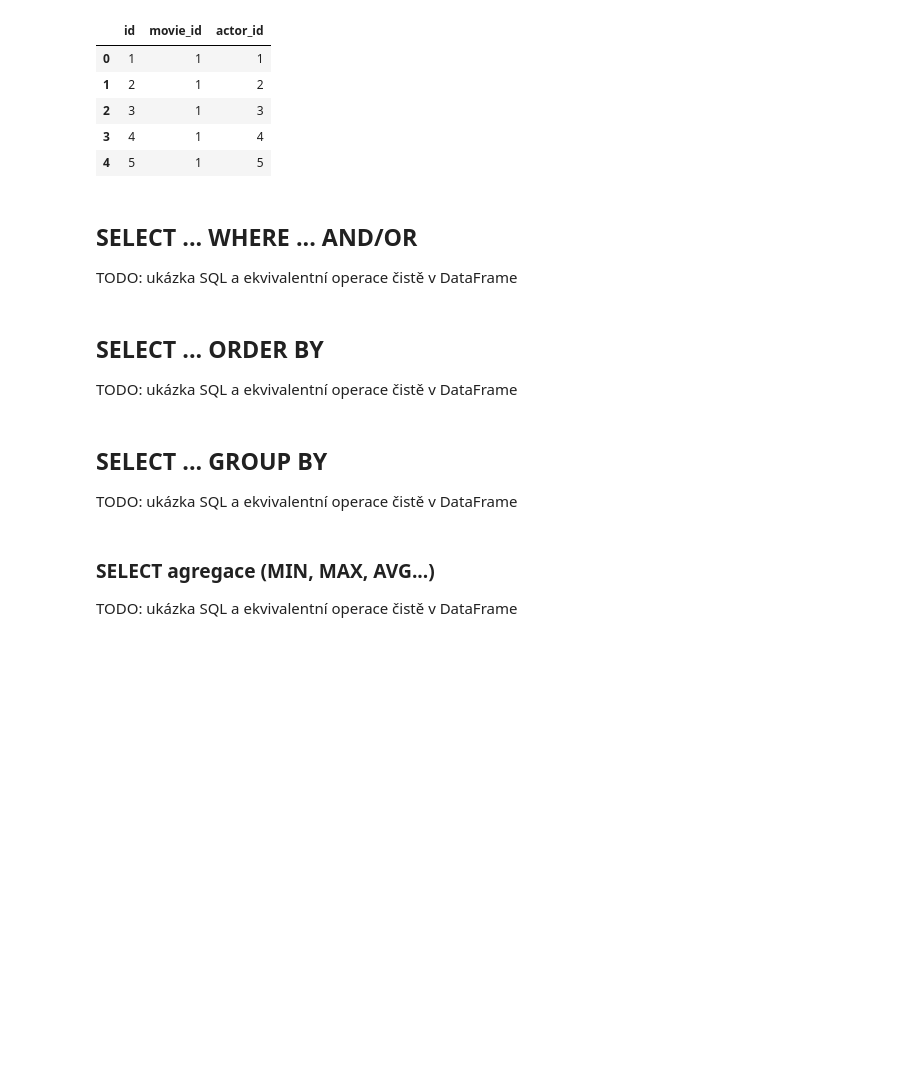
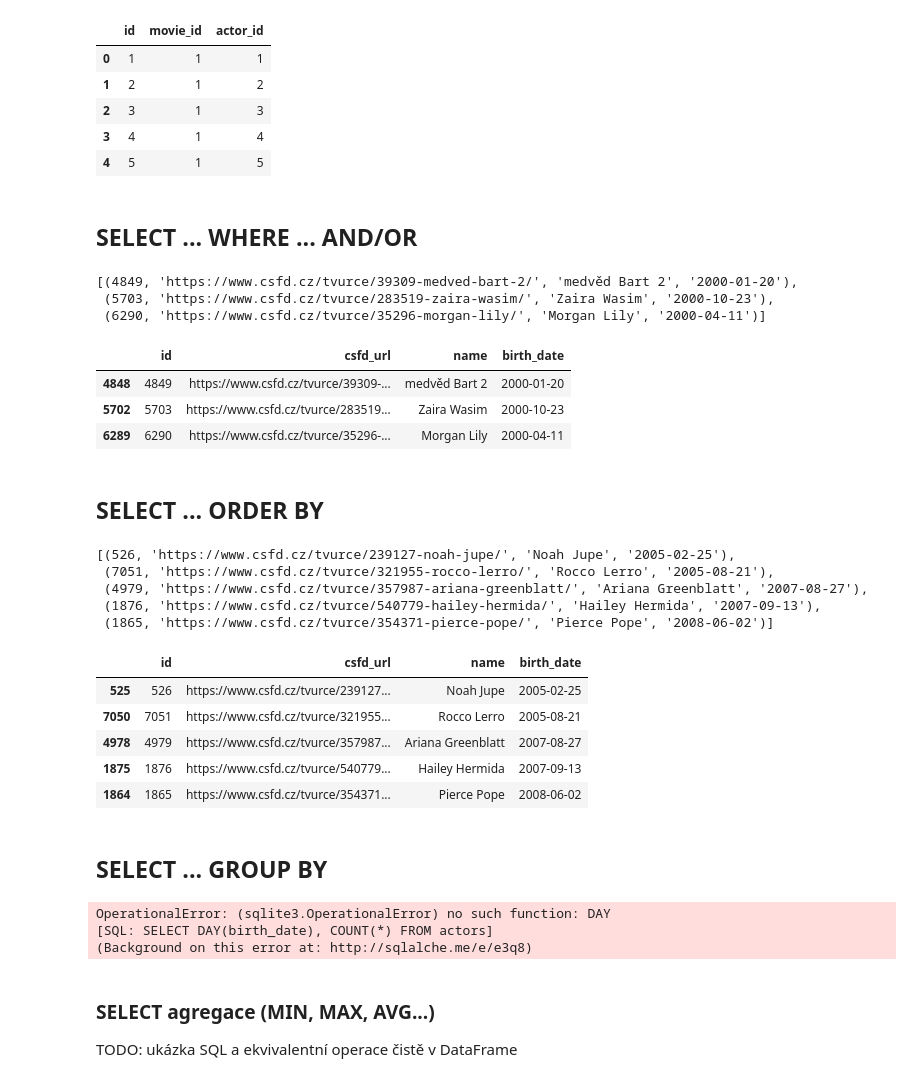
Before and after one commit to messa/naucse.python.cz, a Jupyter notebook: lessons/pydata/databases/index.ipynb, the cells around one changed output. Drawn from its saved outputs; the diff is of its cells as text; code cells hidden in the pictures; blank space fills up the shorter version.

```diff
--- a/lessons/pydata/databases/index.ipynb
+++ b/lessons/pydata/databases/index.ipynb
@@ -359,16 +359,46 @@ movie_to_actor.head()
 | 4 | 5 | 1 | 5 |
 # %% [markdown]
 ## SELECT ... WHERE ... AND/OR
-
-TODO: ukázka SQL a ekvivalentní operace čistě v DataFrame
+# %%
+list(engine.execute('SELECT * FROM actors WHERE birth_date > "2000-01-01" AND birth_date < "2001-01-01"'))
+# %% [output]
+[(4849, 'https://www.csfd.cz/tvurce/39309-medved-bart-2/', 'medvěd Bart 2', '2000-01-20'),
+ (5703, 'https://www.csfd.cz/tvurce/283519-zaira-wasim/', 'Zaira Wasim', '2000-10-23'),
+ (6290, 'https://www.csfd.cz/tvurce/35296-morgan-lily/', 'Morgan Lily', '2000-04-11')]
+# %%
+actors[(actors['birth_date'] > '2000-01-01') & (actors['birth_date'] < '2001-01-01')]
+# %% [output]
+|  | id | csfd_url | name | birth_date |
+| 4848 | 4849 | https://www.csfd.cz/tvurce/39309-... | medvěd Bart 2 | 2000-01-20 |
+| 5702 | 5703 | https://www.csfd.cz/tvurce/283519... | Zaira Wasim | 2000-10-23 |
+| 6289 | 6290 | https://www.csfd.cz/tvurce/35296-... | Morgan Lily | 2000-04-11 |
 # %% [markdown]
 ## SELECT ... ORDER BY
-
-TODO: ukázka SQL a ekvivalentní operace čistě v DataFrame
+# %%
+list(engine.execute('SELECT * FROM actors WHERE birth_date > "2005-01-01" ORDER BY birth_date ASC'))
+# %% [output]
+[(526, 'https://www.csfd.cz/tvurce/239127-noah-jupe/', 'Noah Jupe', '2005-02-25'),
+ (7051, 'https://www.csfd.cz/tvurce/321955-rocco-lerro/', 'Rocco Lerro', '2005-08-21'),
+ (4979, 'https://www.csfd.cz/tvurce/357987-ariana-greenblatt/', 'Ariana Greenblatt', '2007-08-27'),
+ (1876, 'https://www.csfd.cz/tvurce/540779-hailey-hermida/', 'Hailey Hermida', '2007-09-13'),
+ (1865, 'https://www.csfd.cz/tvurce/354371-pierce-pope/', 'Pierce Pope', '2008-06-02')]
+# %%
+actors[(actors['birth_date'] > '2005-01-01')].sort_values('birth_date')
+# %% [output]
+|  | id | csfd_url | name | birth_date |
+| 525 | 526 | https://www.csfd.cz/tvurce/239127... | Noah Jupe | 2005-02-25 |
+| 7050 | 7051 | https://www.csfd.cz/tvurce/321955... | Rocco Lerro | 2005-08-21 |
+| 4978 | 4979 | https://www.csfd.cz/tvurce/357987... | Ariana Greenblatt | 2007-08-27 |
+| 1875 | 1876 | https://www.csfd.cz/tvurce/540779... | Hailey Hermida | 2007-09-13 |
+| 1864 | 1865 | https://www.csfd.cz/tvurce/354371... | Pierce Pope | 2008-06-02 |
 # %% [markdown]
 ## SELECT ... GROUP BY
-
-TODO: ukázka SQL a ekvivalentní operace čistě v DataFrame
+# %%
+list(engine.execute('SELECT DAY(birth_date), COUNT(*) FROM movies'))
+# %% [output]
+OperationalError: (sqlite3.OperationalError) no such function: DAY
+[SQL: SELECT DAY(birth_date), COUNT(*) FROM actors]
+(Background on this error at: http://sqlalche.me/e/e3q8)
 # %% [markdown]
 ### SELECT agregace (MIN, MAX, AVG...)
 
```
